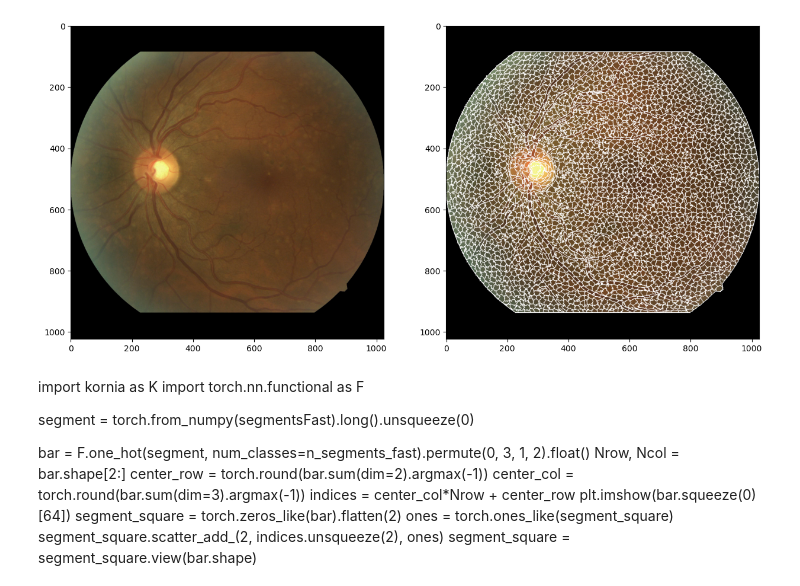
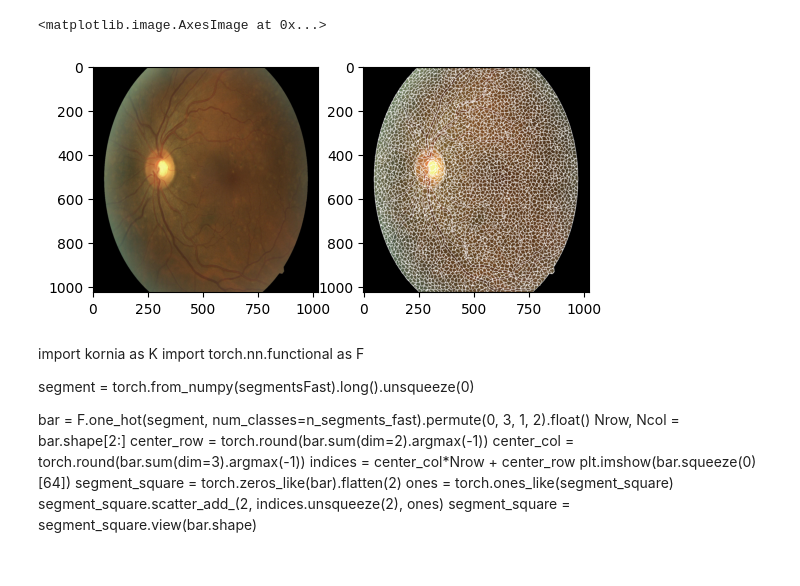
Before and after one commit to ClementPla/RetinalViT, a Jupyter notebook: notebooks/superpixels.ipynb, the cells around one changed output. Drawn from its saved outputs; the diff is of its cells as text; code cells hidden in the pictures.

```diff
--- a/notebooks/superpixels.ipynb
+++ b/notebooks/superpixels.ipynb
@@ -13,7 +14,10 @@ from fast_slic.avx2 import SlicAvx2 as Slic
 from skimage.util import img_as_float
 from torch_scatter import scatter, segment_coo, segment_csr
 # %%
-img = cv2.imread('../../../data/eyepacs/train/images/9984_left.png')[:, :, ::-1]
+root = Path('/home/clement/Documents/data/eyepacs/train/images/')
+filepath = str(root/'9984_left.jpeg')
+
+img = cv2.imread(filepath)[:, :, ::-1]
 shape = (1024, 1024)
 img = cv2.resize(img, shape)
 n_segments_large = 128
@@ -21,6 +25,7 @@ n_segments_small = 4096
 n_segments_fast = n_segments_small
 start = time.time()
 fastSlic = Slic(num_components=n_segments_fast, compactness=10, convert_to_lab=False,
+                num_threads=-1,
                 min_size_factor=0,
                 manhattan_spatial_dist=True)
 assignment = fastSlic.iterate(img)
@@ -44,7 +49,4 @@ combinedFast[gradientFast>0] = [255, 255, 255]
 fig, axs = plt.subplots(1, 2)
 axs[0].imshow(img)
 axs[1].imshow(combinedFast)
-
-fig.set_size_inches(15, 15)
-fig.show()
 # %% [output]
@@ -52,4 +54,5 @@ Fast SLIC took 0.050479888916015625
+<matplotlib.image.AxesImage at 0x...>
-[figure, old version]
+[figure, new version]
 # %% [markdown]
 import kornia as K
 import torch.nn.functional as F
```
Also changed, not shown: parts of 3 cells of this notebook, 12 other files.
